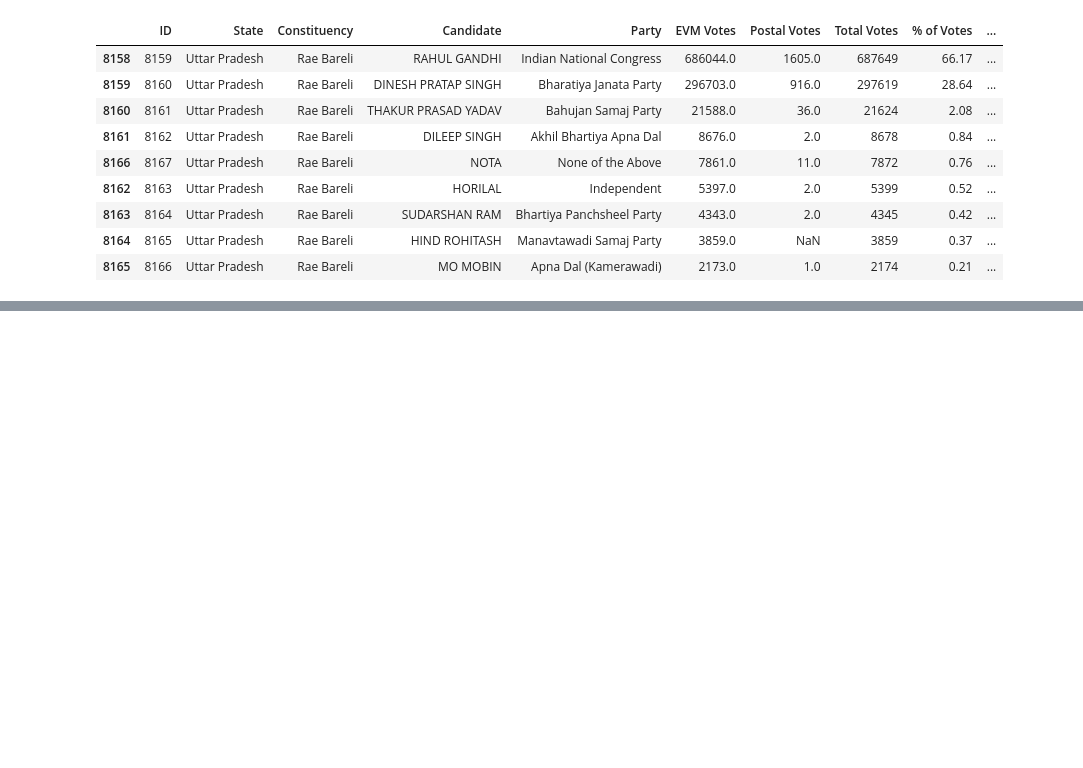
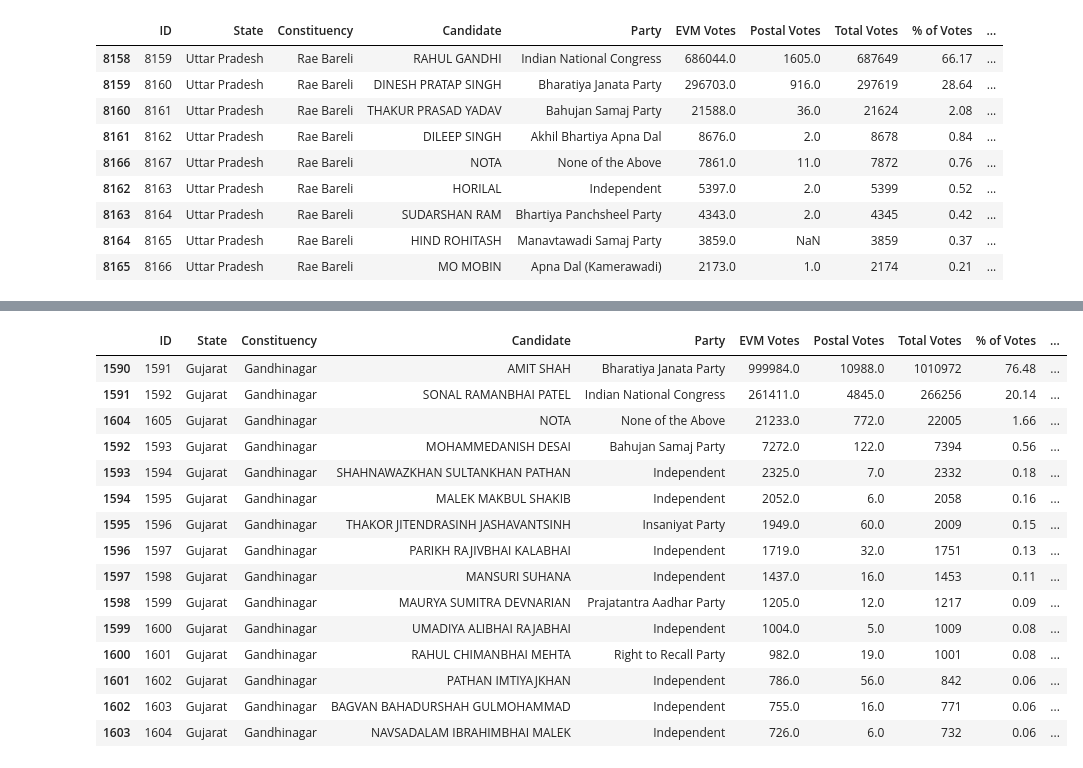
Before and after one commit to geershatisaxena/Election, a Jupyter notebook: res.ipynb, the cells around one changed output, grey strips where cells are left out. Saved outputs shown, nothing was run; the diff lists cells and outputs as text; code cells hidden in the pictures; blank space fills up the shorter version.

```diff
--- a/res.ipynb
+++ b/res.ipynb
@@ -221,3 +221,22 @@ constituency_contest("Kannauj", "Uttar Pradesh")
 | 7915 | 7916 | Uttar Pradesh | Kannauj | PRAMOD KUMAR YADAV | Bhartiya Krishak Dal | 557.0 | 3.0 | 560 | 0.05 | ... |
 | 7916 | 7917 | Uttar Pradesh | Kannauj | PURUSHOTTAM TIWARI | Independent | 541.0 | 2.0 | 543 | 0.04 | ... |
 | 7917 | 7918 | Uttar Pradesh | Kannauj | IRFAN ALI | Independent | 463.0 | 7.0 | 470 | 0.04 | ... |
+# %%
+constituency_contest("Gandhinagar", "Gujarat")
+# %% [output]
+|  | ID | State | Constituency | Candidate | Party | EVM Votes | Postal Votes | Total Votes | % of Votes | ... |
+| 1590 | 1591 | Gujarat | Gandhinagar | AMIT SHAH | Bharatiya Janata Party | 999984.0 | 10988.0 | 1010972 | 76.48 | ... |
+| 1591 | 1592 | Gujarat | Gandhinagar | SONAL RAMANBHAI PATEL | Indian National Congress | 261411.0 | 4845.0 | 266256 | 20.14 | ... |
+| 1604 | 1605 | Gujarat | Gandhinagar | NOTA | None of the Above | 21233.0 | 772.0 | 22005 | 1.66 | ... |
+| 1592 | 1593 | Gujarat | Gandhinagar | MOHAMMEDANISH DESAI | Bahujan Samaj Party | 7272.0 | 122.0 | 7394 | 0.56 | ... |
+| 1593 | 1594 | Gujarat | Gandhinagar | SHAHNAWAZKHAN SULTANKHAN PATHAN | Independent | 2325.0 | 7.0 | 2332 | 0.18 | ... |
+| 1594 | 1595 | Gujarat | Gandhinagar | MALEK MAKBUL SHAKIB | Independent | 2052.0 | 6.0 | 2058 | 0.16 | ... |
+| 1595 | 1596 | Gujarat | Gandhinagar | THAKOR JITENDRASINH JASHAVANTSINH | Insaniyat Party | 1949.0 | 60.0 | 2009 | 0.15 | ... |
+| 1596 | 1597 | Gujarat | Gandhinagar | PARIKH RAJIVBHAI KALABHAI | Independent | 1719.0 | 32.0 | 1751 | 0.13 | ... |
+| 1597 | 1598 | Gujarat | Gandhinagar | MANSURI SUHANA | Independent | 1437.0 | 16.0 | 1453 | 0.11 | ... |
+| 1598 | 1599 | Gujarat | Gandhinagar | MAURYA SUMITRA DEVNARIAN | Prajatantra Aadhar Party | 1205.0 | 12.0 | 1217 | 0.09 | ... |
+| 1599 | 1600 | Gujarat | Gandhinagar | UMADIYA ALIBHAI RAJABHAI | Independent | 1004.0 | 5.0 | 1009 | 0.08 | ... |
+| 1600 | 1601 | Gujarat | Gandhinagar | RAHUL CHIMANBHAI MEHTA | Right to Recall Party | 982.0 | 19.0 | 1001 | 0.08 | ... |
+| 1601 | 1602 | Gujarat | Gandhinagar | PATHAN IMTIYAJKHAN | Independent | 786.0 | 56.0 | 842 | 0.06 | ... |
+| 1602 | 1603 | Gujarat | Gandhinagar | BAGVAN BAHADURSHAH GULMOHAMMAD | Independent | 755.0 | 16.0 | 771 | 0.06 | ... |
+| 1603 | 1604 | Gujarat | Gandhinagar | NAVSADALAM IBRAHIMBHAI MALEK | Independent | 726.0 | 6.0 | 732 | 0.06 | ... |
```
